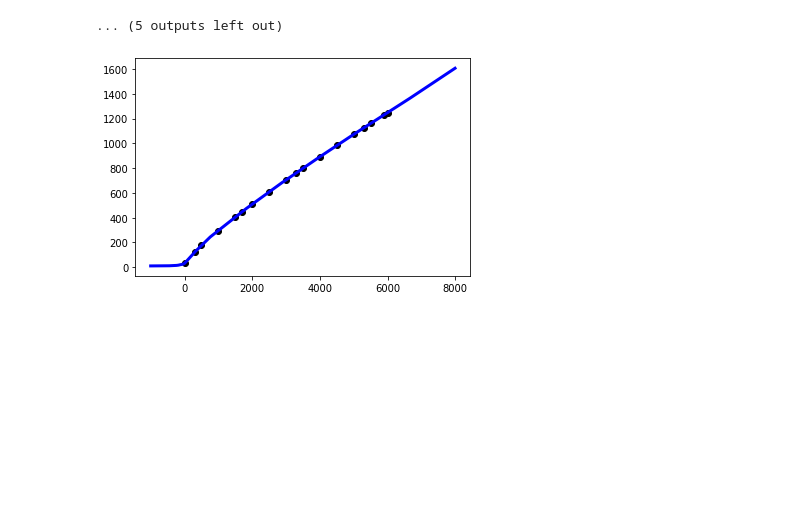
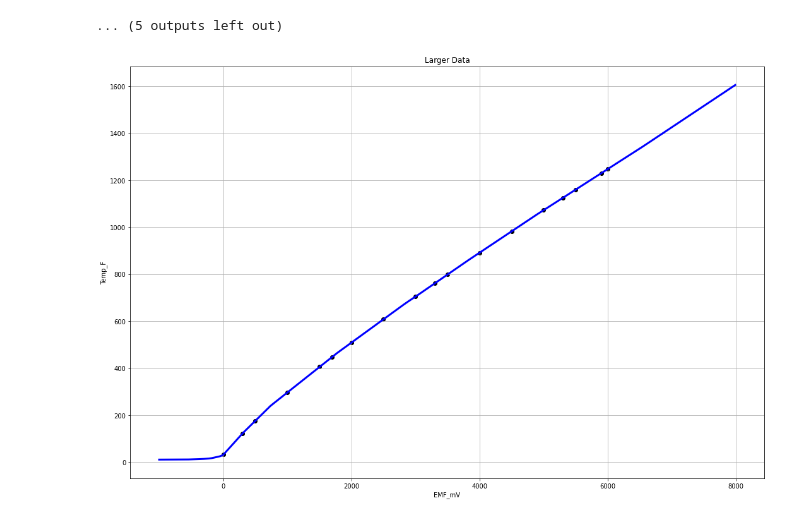
Before and after one commit to nedlecky/CSC485B, a Jupyter notebook: CSC485_112_ThermocoupleMLP.ipynb, the cells around one changed output. Cells and saved outputs as stored; diff of their text form; code cells hidden in the pictures; blank space fills up the shorter version.

Commit message:
Plot cleanup

```diff
--- a/CSC485_112_ThermocoupleMLP.ipynb
+++ b/CSC485_112_ThermocoupleMLP.ipynb
@@ -426,14 +426,21 @@ max    92.318568
 # %%
 # Put lots of data against the MLP- this generalizes much better than the Decision Tree
 X2 = np.arange(-1000, 8000, 10, dtype=float).reshape(-1,1)
 X2_std=std_scaler.transform(X2)
 
 Y_pred = regr.predict(X2_std).reshape(-1,1)
 
 # Plot outputs
+plt.figure(figsize=(18,12))
 plt.scatter(X, Y, color="black")
 plt.plot(X2, Y_pred, color="blue", linewidth=3)
+plt.title('Larger Data')
+plt.xlabel('EMF_mV')
+plt.ylabel('Temp_F')
+plt.grid()
+plt.show()
+
 
 plt.show()
 # %% [output]
-[figure, old version]
+[figure, new version]
```
